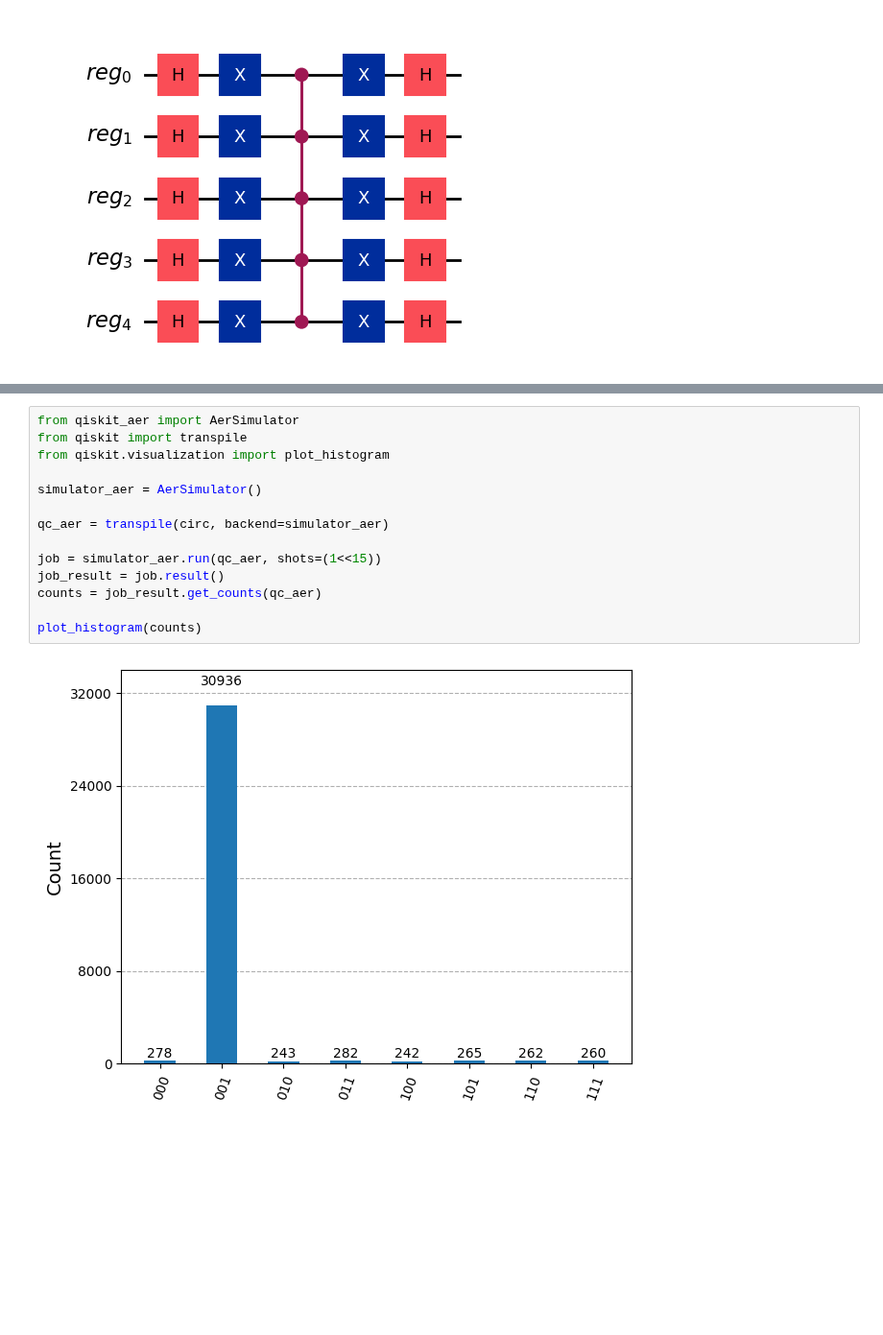
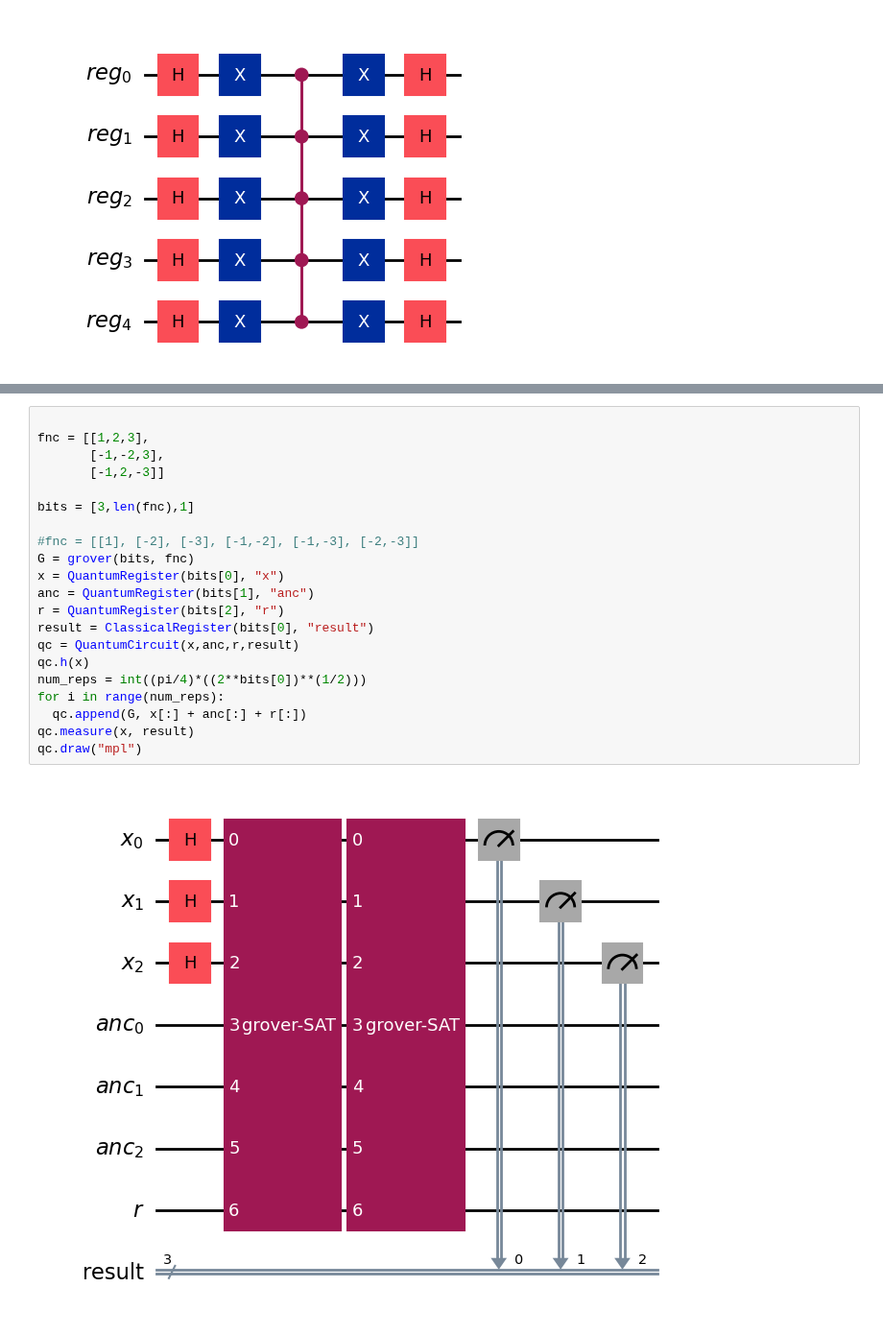
Before and after one commit to Flirm/quantum-circuits-implementation, a Jupyter notebook: implementations/grover_algorithm/notebooks/grover.ipynb, the cells around one changed output, grey strips where cells are left out. Shown at 96% size. Saved outputs shown, nothing was run; the diff lists cells and outputs as text; blank space fills up the shorter version.

```diff
--- a/implementations/grover_algorithm/notebooks/grover.ipynb
+++ b/implementations/grover_algorithm/notebooks/grover.ipynb
@@ -114,16 +102,23 @@ circ.draw("mpl")
-# %%
-from qiskit_aer import AerSimulator
-from qiskit import transpile
-from qiskit.visualization import plot_histogram
-
-simulator_aer = AerSimulator()
-
-qc_aer = transpile(circ, backend=simulator_aer)
-
-job = simulator_aer.run(qc_aer, shots=(1<<15))
-job_result = job.result()
-counts = job_result.get_counts(qc_aer)
-
-plot_histogram(counts)
-# %% [output]
-[figure, removed]
+# %%
+
+fnc = [[1,2,3],
+       [-1,-2,3],
+       [-1,2,-3]]
+
+bits = [3,len(fnc),1]
+
+#fnc = [[1], [-2], [-3], [-1,-2], [-1,-3], [-2,-3]]
+G = grover(bits, fnc)
+x = QuantumRegister(bits[0], "x")
+anc = QuantumRegister(bits[1], "anc")
+r = QuantumRegister(bits[2], "r")
+result = ClassicalRegister(bits[0], "result")
+qc = QuantumCircuit(x,anc,r,result)
+qc.h(x)
+num_reps = int((pi/4)*((2**bits[0])**(1/2)))
+for i in range(num_reps):
+  qc.append(G, x[:] + anc[:] + r[:])
+qc.measure(x, result)
+qc.draw("mpl")
+# %% [output]
+[figure, added]
```
Also changed, not shown: parts of 6 cells of this notebook.
